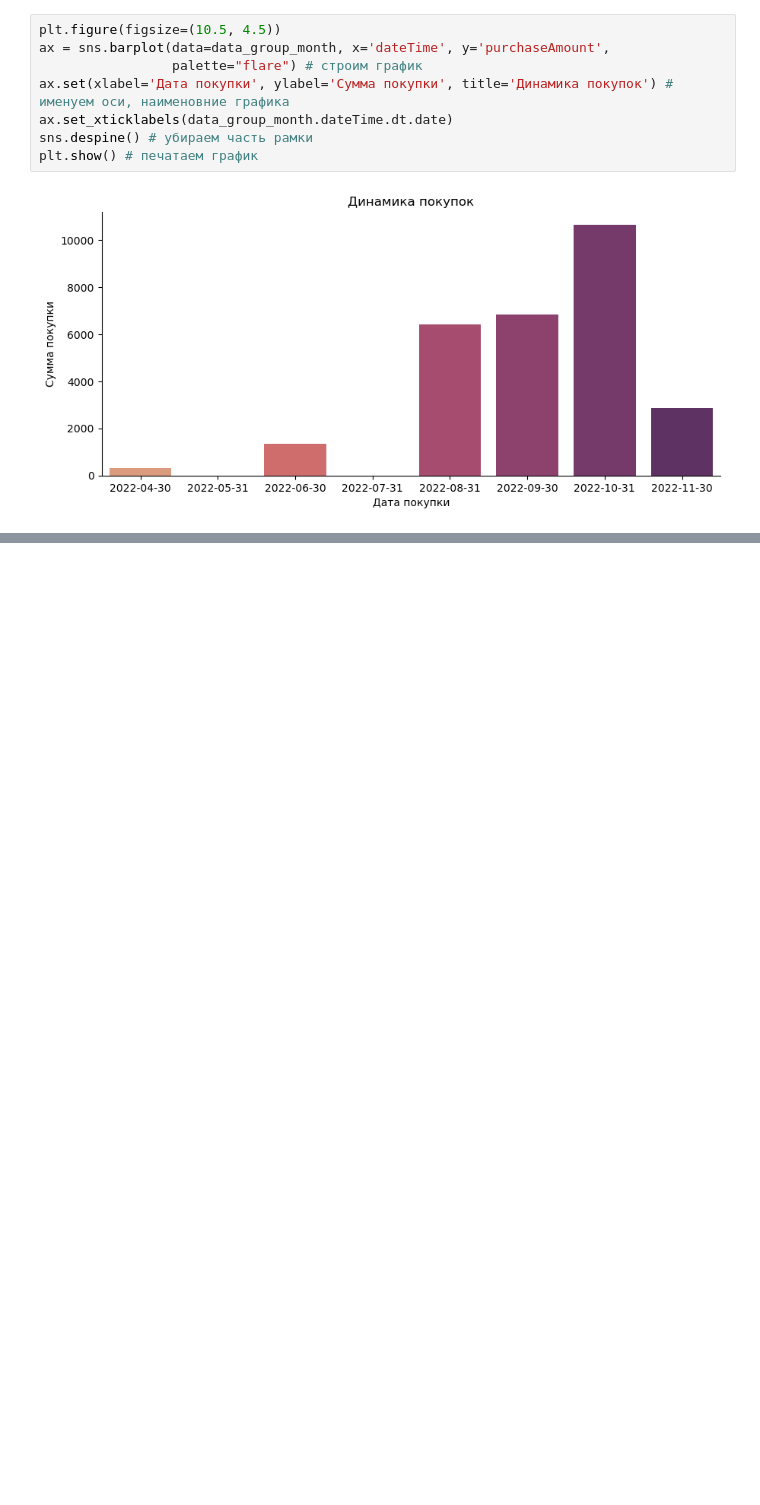
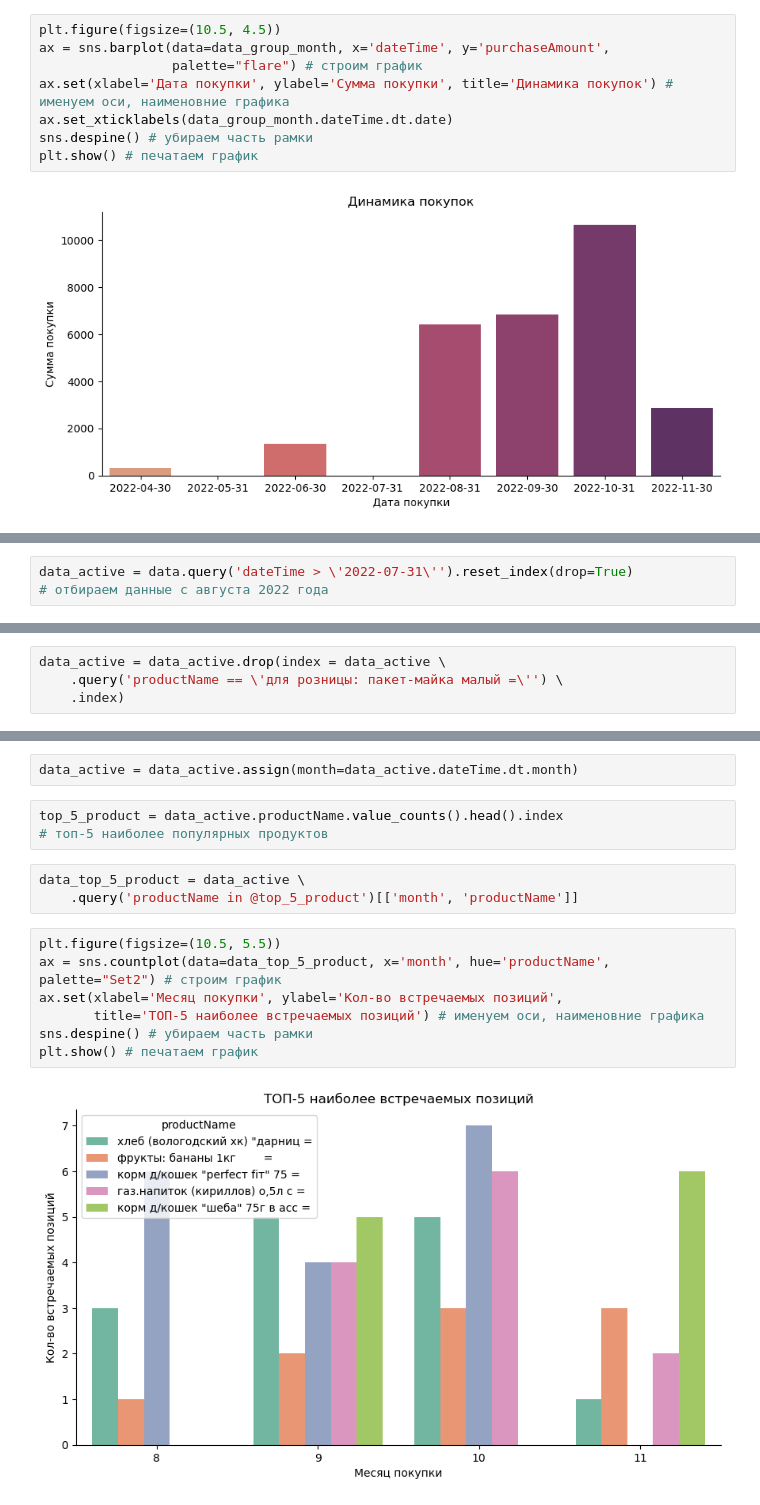
Before and after one commit to tabbols95/Purchase_analysis, a Jupyter notebook: purchase_analysis_data.ipynb, the cells around one changed output, grey strips where cells are left out. Cells and saved outputs as stored; diff of their text form; blank space fills up the shorter version.

```diff
--- a/purchase_analysis_data.ipynb
+++ b/purchase_analysis_data.ipynb
@@ -70,0 +71,3 @@ plt.show() # печатаем график
+# %%
+data_active = data.query('dateTime > \'2022-07-31\'').reset_index(drop=True)
+# отбираем данные с августа 2022 года
@@ -70,0 +87,4 @@ plt.show() # печатаем график
+# %%
+data_active = data_active.drop(index = data_active \
+    .query('productName == \'для розницы: пакет-майка малый =\'') \
+    .index)
@@ -70,0 +109,17 @@ plt.show() # печатаем график
+# %%
+data_active = data_active.assign(month=data_active.dateTime.dt.month)
+# %%
+top_5_product = data_active.productName.value_counts().head().index
+# топ-5 наиболее популярных продуктов
+# %%
+data_top_5_product = data_active \
+    .query('productName in @top_5_product')[['month', 'productName']]
+# %%
+plt.figure(figsize=(10.5, 5.5))
+ax = sns.countplot(data=data_top_5_product, x='month', hue='productName', palette="Set2") # строим график
+ax.set(xlabel='Месяц покупки', ylabel='Кол-во встречаемых позиций',
+       title='ТОП-5 наиболее встречаемых позиций') # именуем оси, наименовние графика
+sns.despine() # убираем часть рамки
+plt.show() # печатаем график
+# %% [output]
+[figure, added]
```
Also changed, not shown: parts of 7 cells of this notebook.
